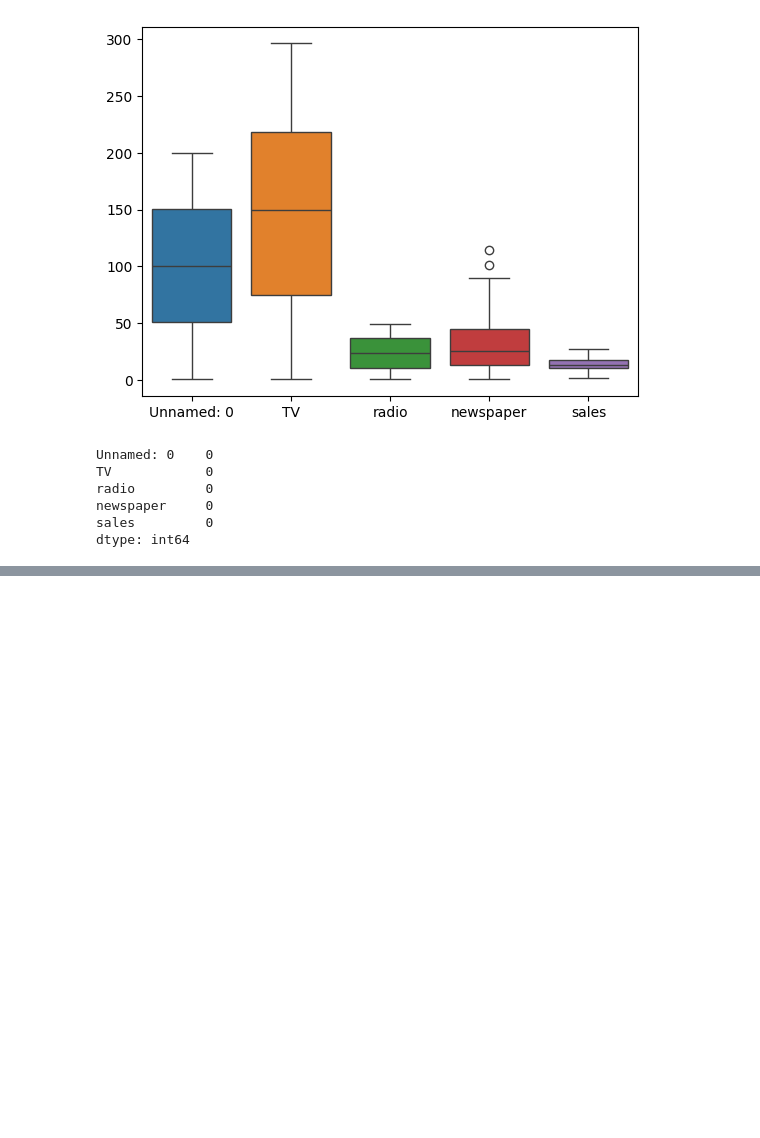
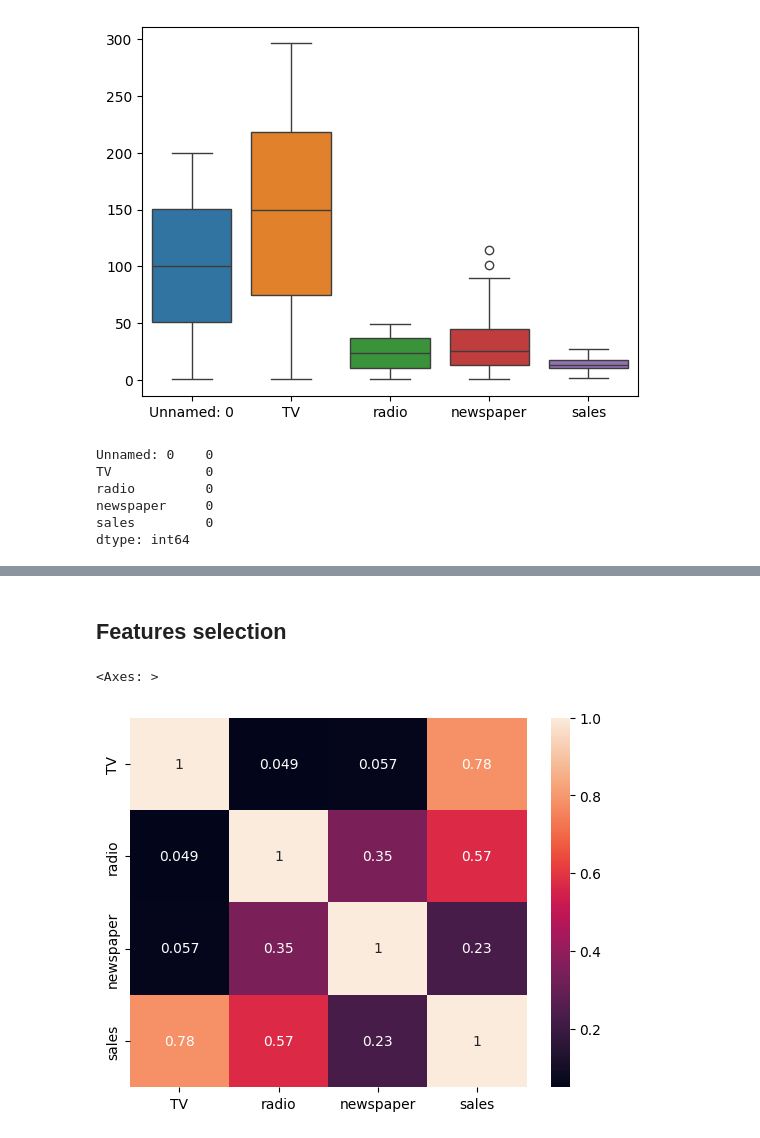
Before and after one commit to ashmi721/Data_Science_Project, a Jupyter notebook: sales_prediction.ipynb, the cells around one changed output, grey strips where cells are left out. Cells and saved outputs as stored; diff of their text form; code cells hidden in the pictures; blank space fills up the shorter version.

```diff
--- a/sales_prediction.ipynb
+++ b/sales_prediction.ipynb
@@ -104,0 +137,7 @@ dtype: int64
+# %% [markdown]
+## Features selection
+# %%
+sns.heatmap(df.corr(numeric_only=True),annot=True)
+# %% [output]
+<Axes: >
+[figure, added]
```
Also changed, not shown: parts of 13 cells of this notebook.
